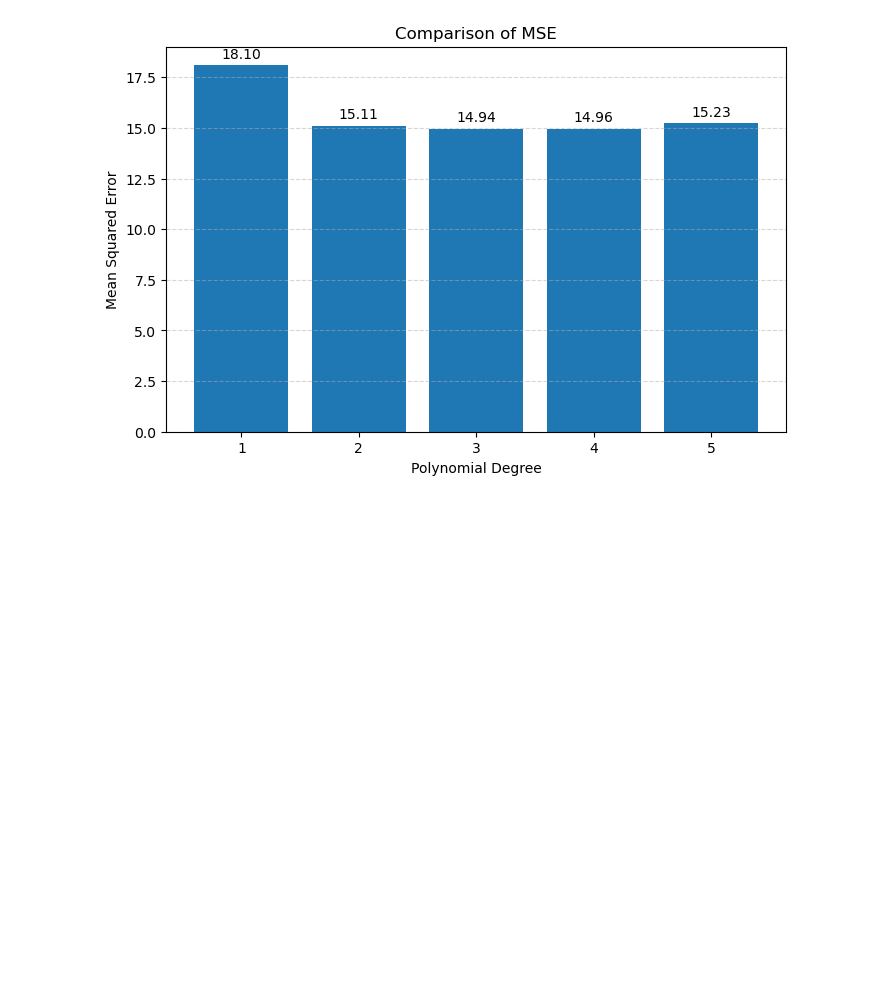
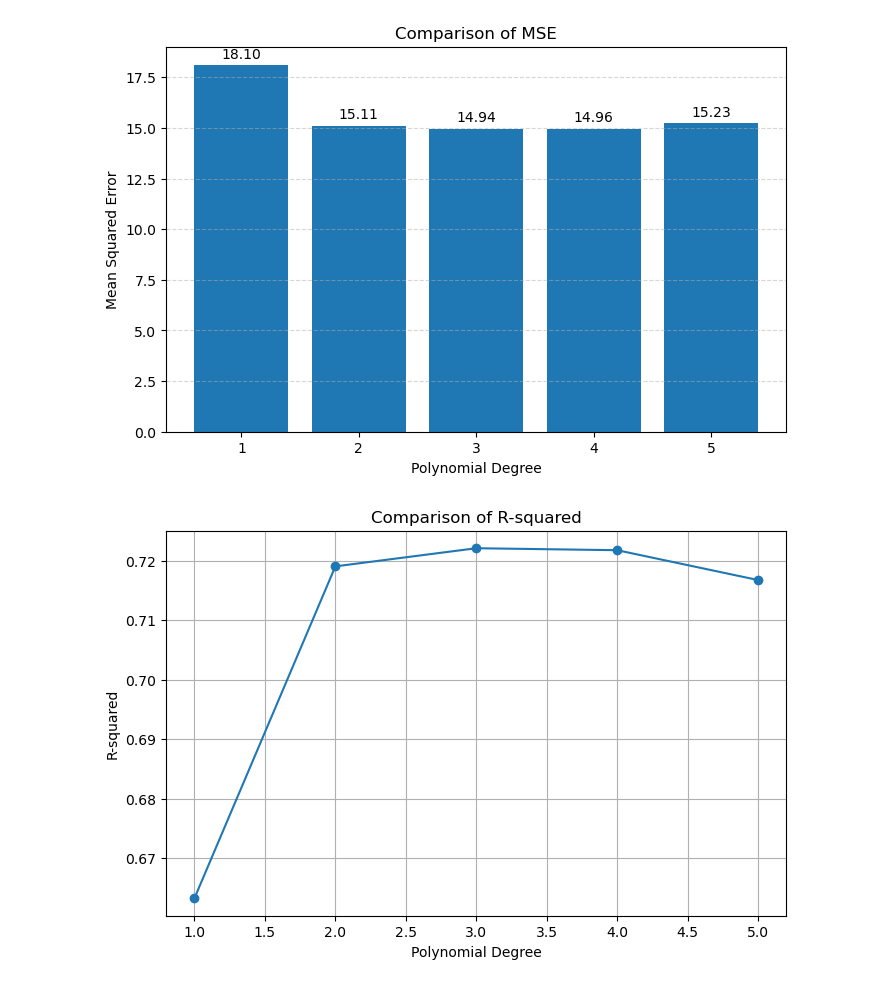
Before and after one commit to anandkrishna11/machine-learning, a Jupyter notebook: exp2-checkpoint.ipynb, the cells around one changed output. Drawn from its saved outputs; the diff is of its cells as text; code cells hidden in the pictures; blank space fills up the shorter version.

```diff
--- a/exp2-checkpoint.ipynb
+++ b/exp2-checkpoint.ipynb
@@ -175,3 +175,17 @@ plt.grid(axis='y',linestyle='--',alpha=0.5)
 plt.show()
 # %% [output]
 [figure]
+# %%
+plt.figure(figsize=(8,5))
+plt.plot(
+    results_df['Degree'],
+    results_df['R-squared'],
+    marker='o'
+)
+plt.xlabel("Polynomial Degree")
+plt.ylabel("R-squared")
+plt.title("Comparison of R-squared")
+plt.grid(True)
+plt.show()
+# %% [output]
+[figure, added]
```
